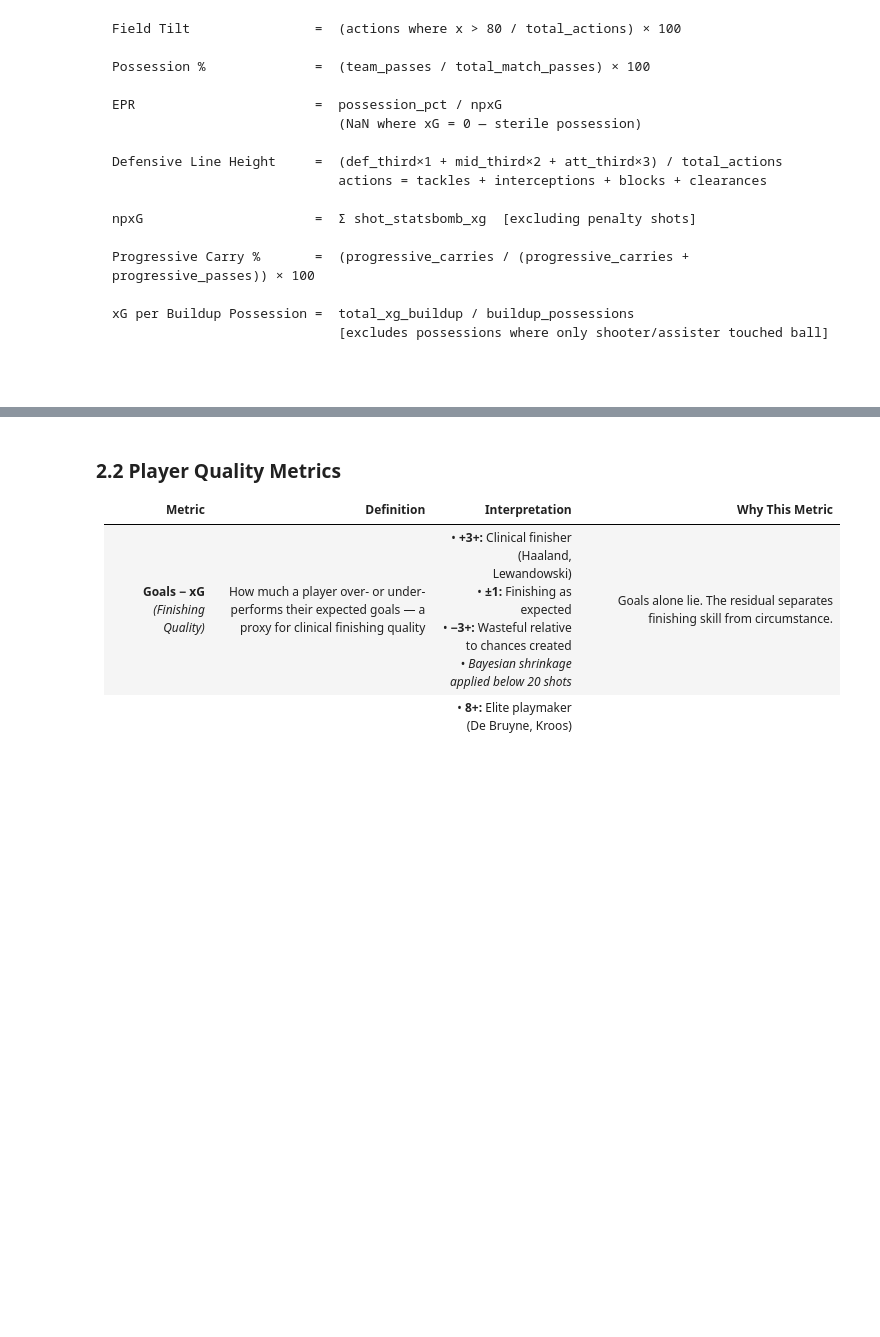
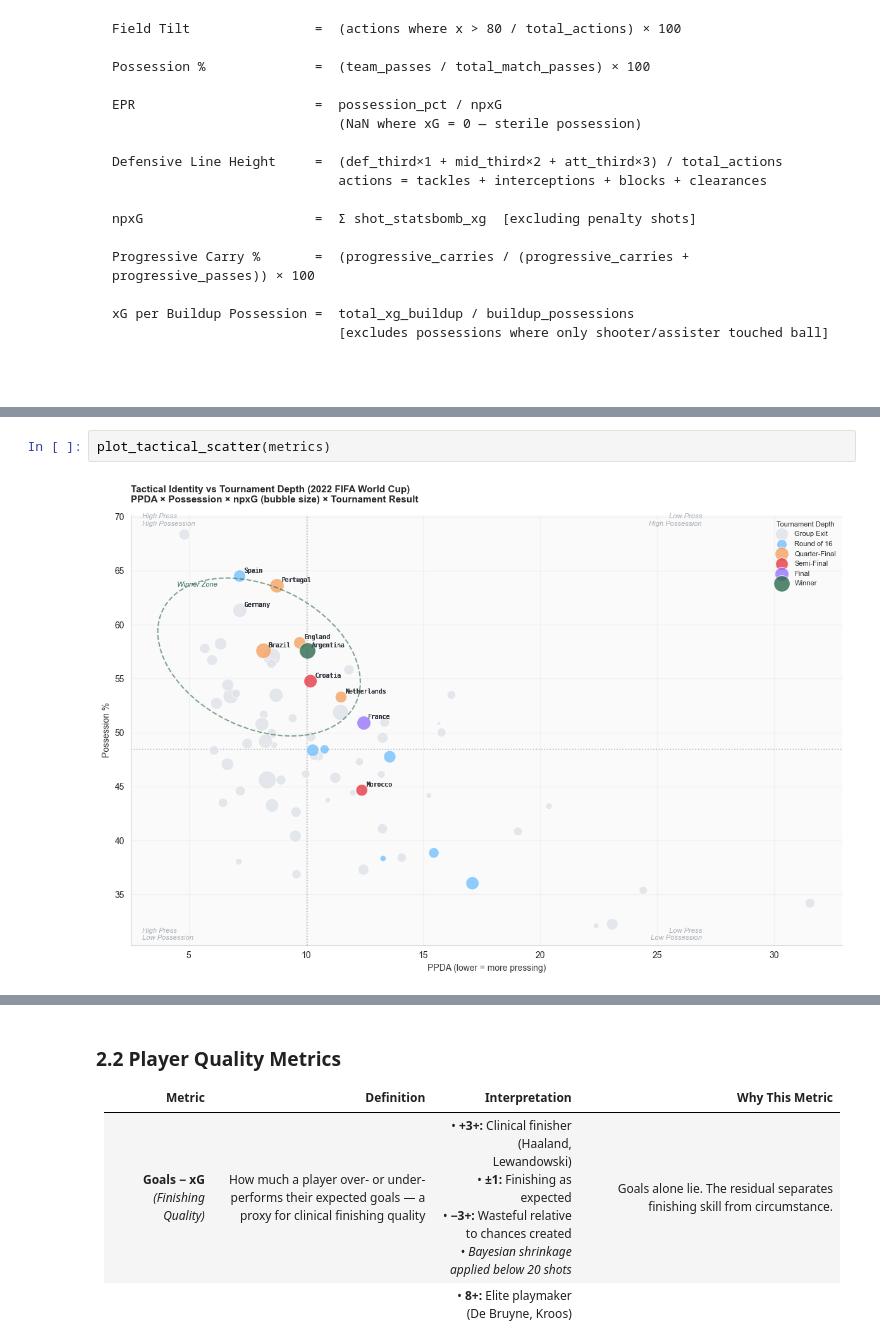
Before and after one commit to soh364/soccer-analytics-capstone-XOh, a Jupyter notebook: eda/EDA_Soomi.ipynb, the cells around one changed output, grey strips where cells are left out. Cells and saved outputs as stored; diff of their text form; blank space fills up the shorter version.

```diff
--- a/eda/EDA_Soomi.ipynb
+++ b/eda/EDA_Soomi.ipynb
@@ -277,0 +295,4 @@ metrics
+# %%
+plot_tactical_scatter(metrics)
+# %% [output]
+[figure, added]
```
Also changed, not shown: parts of 23 cells of this notebook.
